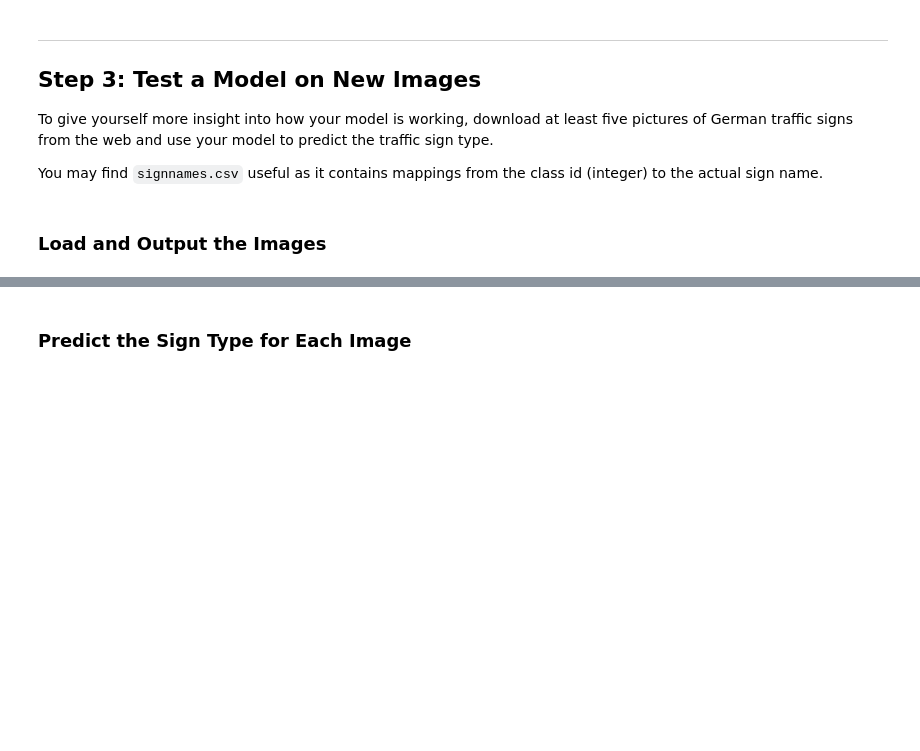
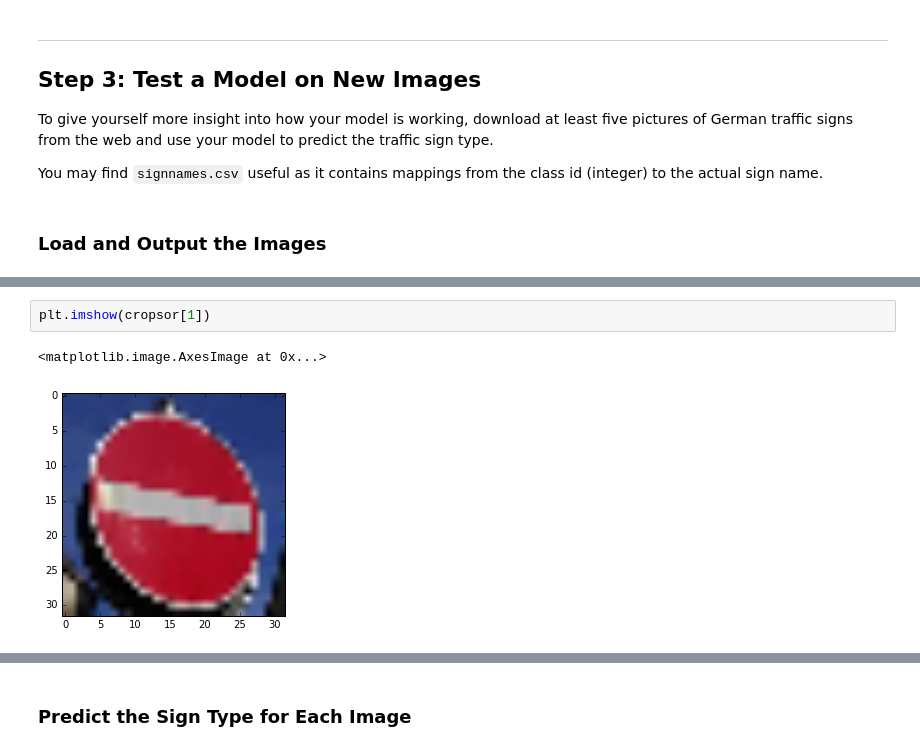
Before and after one commit to yifenghuang/Traffic_Sign_Classifier, a Jupyter notebook: Traffic_Sign_Classifier.ipynb, the cells around one changed output, grey strips where cells are left out. Drawn from its saved outputs; the diff is of its cells as text; blank space fills up the shorter version.

```diff
--- a/Traffic_Sign_Classifier.ipynb
+++ b/Traffic_Sign_Classifier.ipynb
@@ -344,0 +382,5 @@ Test Accuracy = 0.898
+# %%
+plt.imshow(cropsor[1])
+# %% [output]
+<matplotlib.image.AxesImage at 0x...>
+[figure, added]
```
Also changed, not shown: parts of 14 cells of this notebook, 15 other files.
